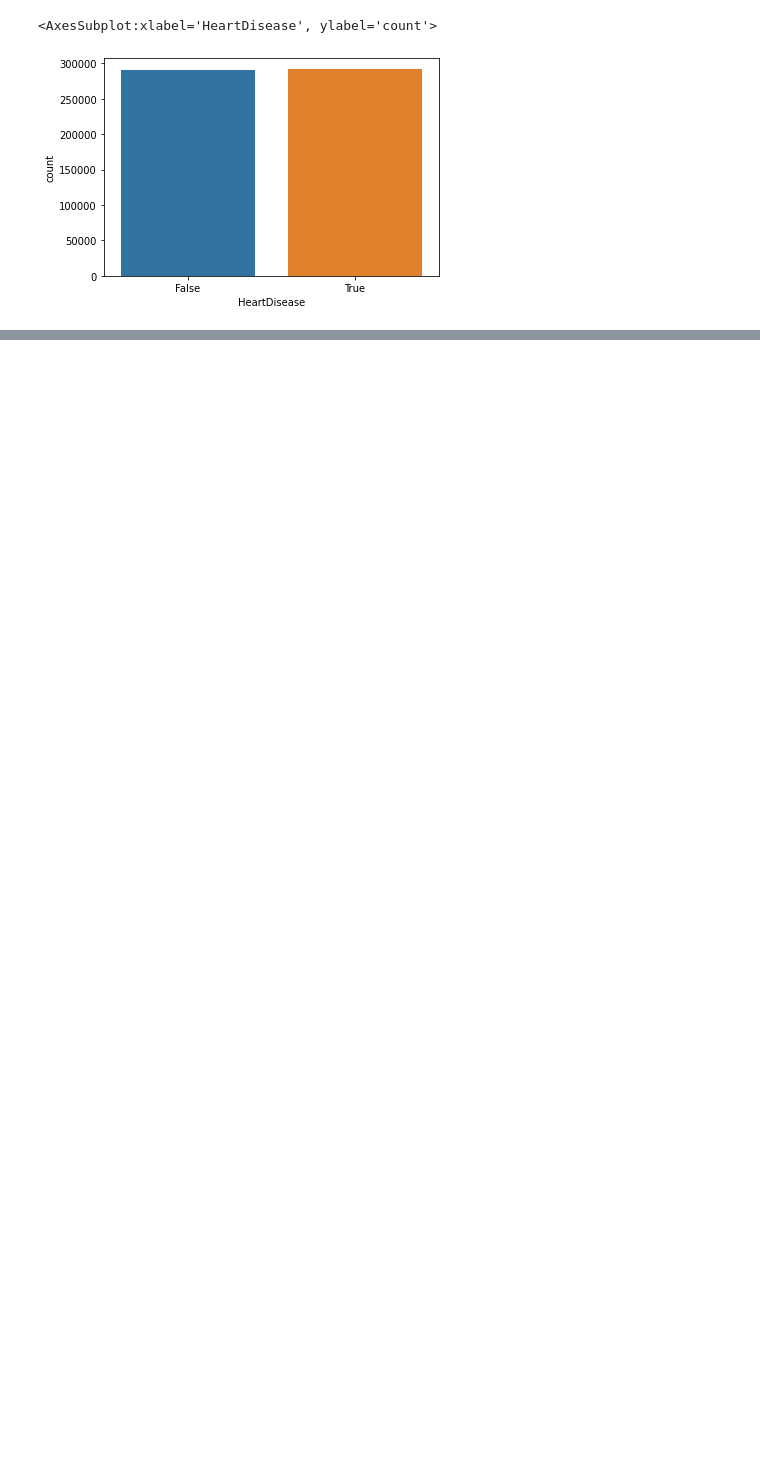
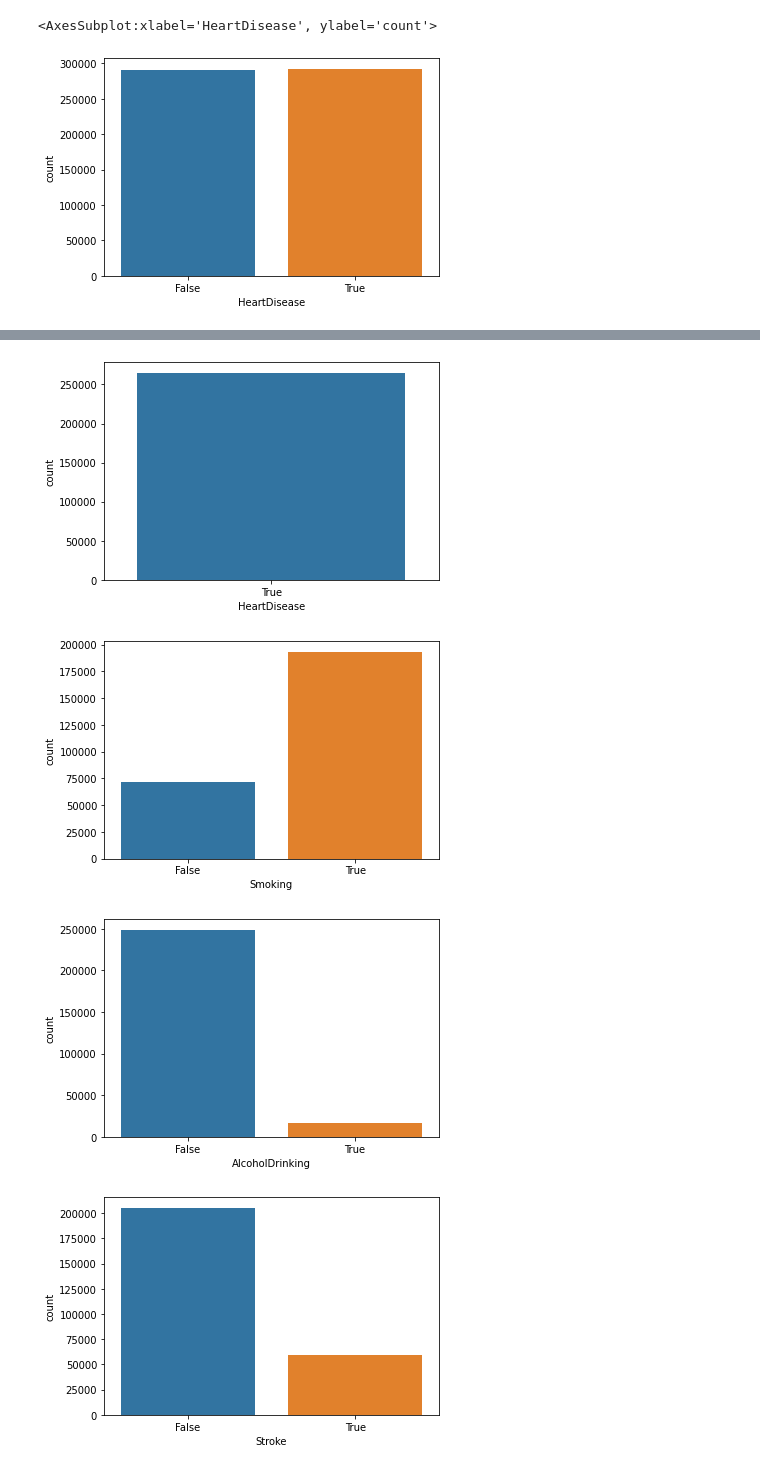
Before and after one commit to Portugapt/AAA-Explainability, a Jupyter notebook: source/2_preparation/2_heart_processing.ipynb, the cells around one changed output, grey strips where cells are left out. Saved outputs shown, nothing was run; the diff lists cells and outputs as text; code cells hidden in the pictures; blank space fills up the shorter version.

```diff
--- a/source/2_preparation/2_heart_processing.ipynb
+++ b/source/2_preparation/2_heart_processing.ipynb
@@ -148,0 +168,4 @@ sns.countplot(x = heartDisease_imbalance['HeartDisease'])
+# %%
+for i in _STRING_TO_BOOL_FEATURES:
+    true_false_rate = round(heartDisease_imbalance[i].sum()/heartDisease_imbalance[i].count(),3)
+    print(true_false_rate)
@@ -148,0 +199,9 @@ sns.countplot(x = heartDisease_imbalance['HeartDisease'])
+# %%
+for i in _STRING_TO_BOOL_FEATURES:
+    sns.countplot(x = heartDisease_imbalance[(heartDisease_imbalance['FLAG_REAL'] == 0)][i])
+    plt.show()
+# %% [output]
+[figure, added]
+[figure, added]
+[figure, added]
+[figure, added]
```
Also changed, not shown: parts of 15 cells of this notebook, 2 other files.
